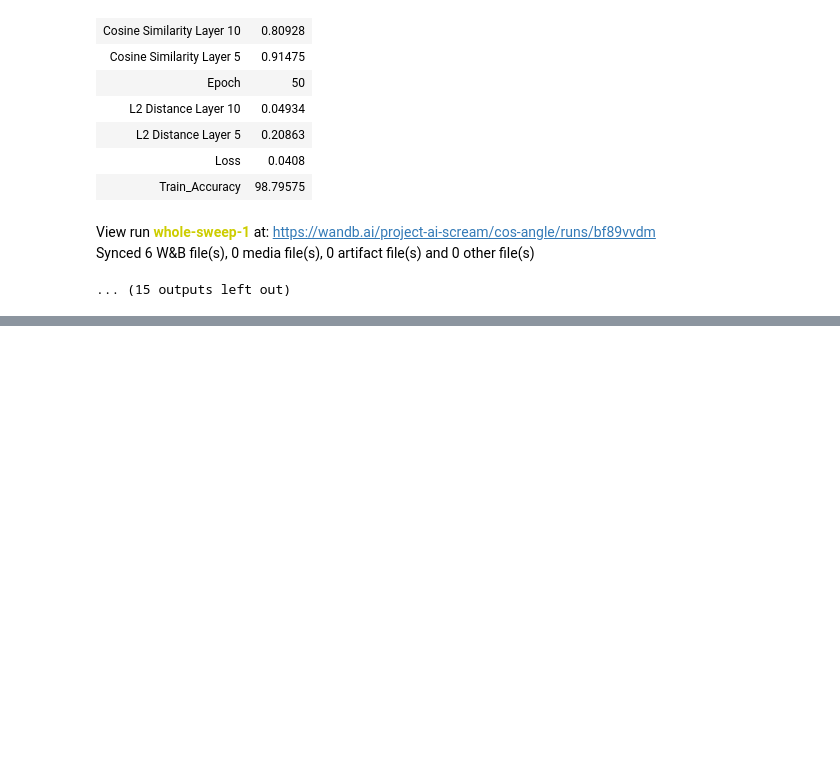
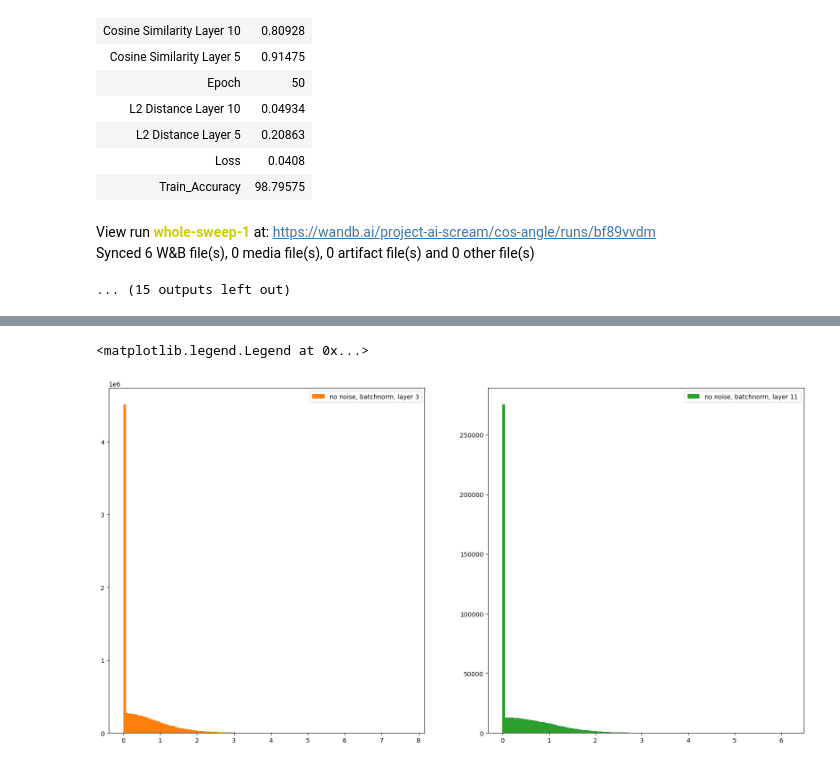
Before and after one commit to sanikadamn/Does-batchnorm-reduce-ICS-, a Jupyter notebook: experiment2.ipynb, the cells around one changed output, grey strips where cells are left out. Cells and saved outputs as stored; diff of their text form; code cells hidden in the pictures; blank space fills up the shorter version.

```diff
--- a/experiment2.ipynb
+++ b/experiment2.ipynb
@@ -505,0 +541,17 @@ Synced 6 W&B file(s), 0 media file(s), 0 artifact file(s) and 0 other file(s)
+# %%
+
+plt.figure(figsize=(20, 10))
+plt.subplot(1, 2, 1)
+plt.hist(b_3.cpu().detach().numpy().flatten(), bins=100, label='no noise, batchnorm, layer 3', color='C1')
+plt.legend()
+plt.subplot(1, 2, 2)
+plt.hist(b_11[0].cpu().detach().numpy().flatten(), bins=100, label='no noise, batchnorm, layer 11', color='C2')
+plt.legend()
+# plt.hist(b_3[0].cpu().detach().numpy().flatten(), bins=100, alpha=0.5, label='batchnorm, layer 3')
+# plt.hist(b_11[0].cpu().detach().numpy().flatten(), bins=100, alpha=0.5, label='batchnorm, layer 11')
+
+# plt.hist(m_3[0].cpu().detach().numpy().flatten(), bins=100, alpha=0.5, label='layer 3')
+# plt.hist(m_11[0].cpu().detach().numpy().flatten(), bins=100, alpha=0.5, label='layer 11')
+# %% [output]
+<matplotlib.legend.Legend at 0x...>
+[figure, added]
```
Also changed, not shown: parts of 5 cells of this notebook.
